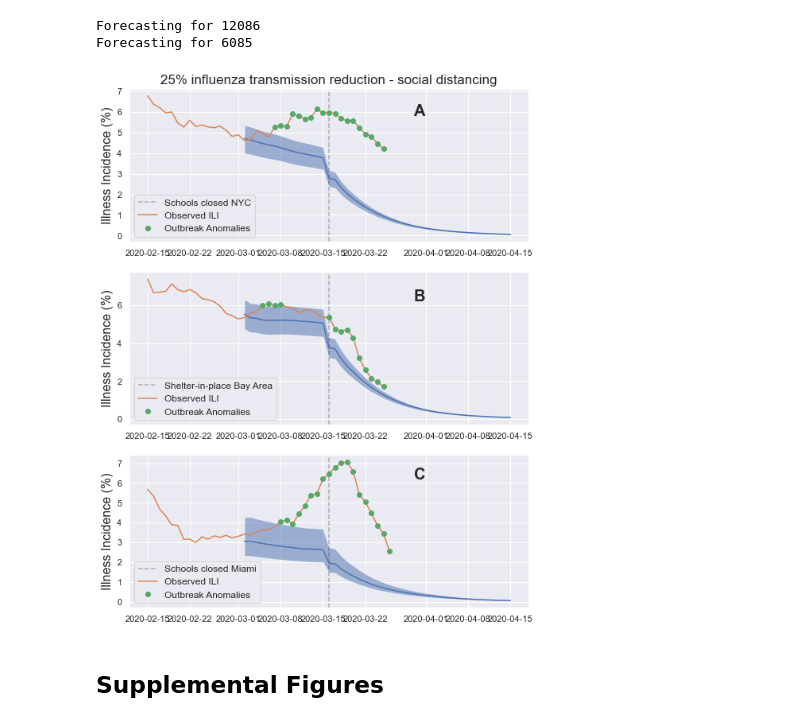
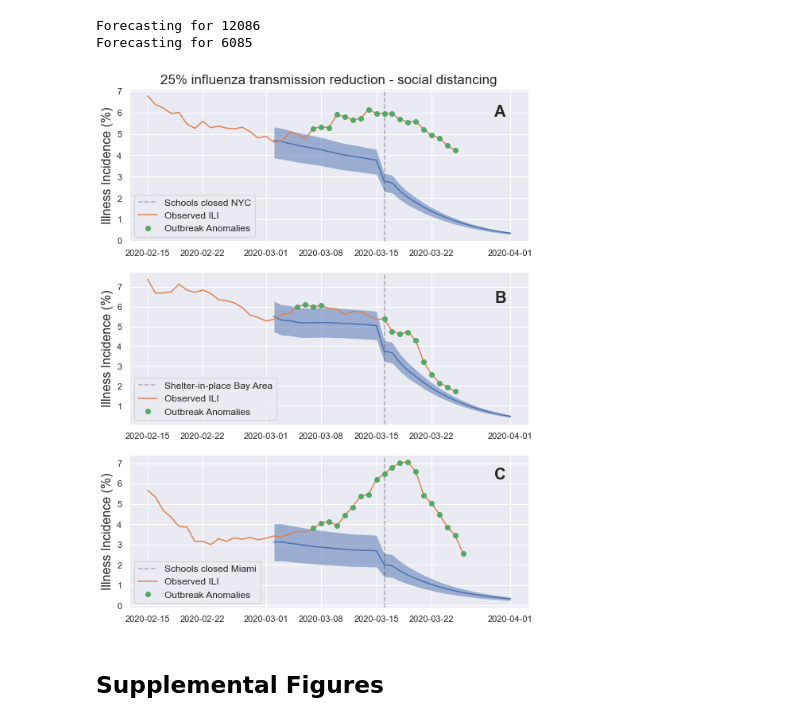
Before and after one commit to kinsahealth/therm_anomaly_detection, a Jupyter notebook: Brooklyn_SantaClara_examples.ipynb, the cells around one changed output. Drawn from its saved outputs; the diff is of its cells as text; code cells hidden in the pictures.

```diff
--- a/Brooklyn_SantaClara_examples.ipynb
+++ b/Brooklyn_SantaClara_examples.ipynb
@@ -120,15 +120,15 @@ Forecasting for 6085
 ### Social distancing estimate in Brooklyn
 
 bk_75 = bk_distancing[(bk_distancing.ds >= '2020-02-15') &
-                      (bk_distancing.ds <= '2020-04-15')].copy()
+                      (bk_distancing.ds <= '2020-04-01')].copy()
 bk_75.sort_values('ds', inplace=True)
 
 md_75 = md_distancing[(md_distancing.ds >= '2020-02-15') &
-                      (md_distancing.ds <= '2020-04-15')].copy()
+                      (md_distancing.ds <= '2020-04-01')].copy()
 md_75.sort_values('ds', inplace=True)
 
 sc_75 = sc_distancing[(sc_distancing.ds >= '2020-02-15') &
-                      (sc_distancing.ds <= '2020-04-15')].copy()
+                      (sc_distancing.ds <= '2020-04-01')].copy()
 sc_75.sort_values('ds', inplace=True)
 
 fig, ax = plt.subplots(3, 1, figsize=(9, 12))
@@ -139,34 +139,34 @@ ax[0].plot(bk_75.ds, bk_75['50%'], label='')
 ax[0].plot(bk_75.ds, bk_75.percent_ill, label='Observed ILI')
 ax[0].plot(bk_75.ds, bk_75.anomaly_ili, '.', ms=12, label='Outbreak Anomalies')
 
 ax[1].axvline(pd.to_datetime('2020-03-16'), color='k', linestyle='--', alpha=0.3, label='Shelter-in-place Bay Area')
 ax[1].fill_between(sc_75.ds, sc_75['97.5%'], sc_75['2.5%'], alpha=0.5)
 ax[1].plot(sc_75.ds, sc_75['50%'], label='')
 ax[1].plot(sc_75.ds, sc_75.percent_ill, label='Observed ILI')
 ax[1].plot(sc_75.ds, sc_75.anomaly_ili, '.', ms=12, label='Outbreak Anomalies')
 
 ax[2].axvline(pd.to_datetime('2020-03-16'), color='k', linestyle='--', alpha=0.3, label='Schools closed Miami')
 ax[2].fill_between(md_75.ds, md_75['97.5%'], md_75['2.5%'], alpha=0.5)
 ax[2].plot(md_75.ds, md_75['50%'], label='')
 ax[2].plot(md_75.ds, md_75.percent_ill, label='Observed ILI')
 ax[2].plot(md_75.ds, md_75.anomaly_ili, '.', ms=12, label='Outbreak Anomalies')
 
 
 ax[0].set_ylabel('Illness Incidence (%)', fontsize=16)
 ax[1].set_ylabel('Illness Incidence (%)', fontsize=16)
 ax[2].set_ylabel('Illness Incidence (%)', fontsize=16)
 ax[0].legend(fontsize=12, loc='lower left')
 ax[1].legend(fontsize=12, loc='lower left')
 ax[2].legend(fontsize=12, loc='lower left')
 ax[0].set_title('25% influenza transmission reduction - social distancing', fontsize=17)
 
 ax[0].text(pd.to_datetime('2020-03-30'), 5.8, 'A', fontsize=20, fontweight='bold')
 ax[1].text(pd.to_datetime('2020-03-30'), 6.2, 'B', fontsize=20, fontweight='bold')
 ax[2].text(pd.to_datetime('2020-03-30'), 6.2, 'C', fontsize=20, fontweight='bold')
 
 plt.savefig('Fig2.png', dpi=300)
 # %% [output]
-[figure, old version]
+[figure, new version]
 # %% [markdown]
 ## Supplemental Figures
 # %%
```
Also changed, not shown: parts of 3 cells of this notebook.
